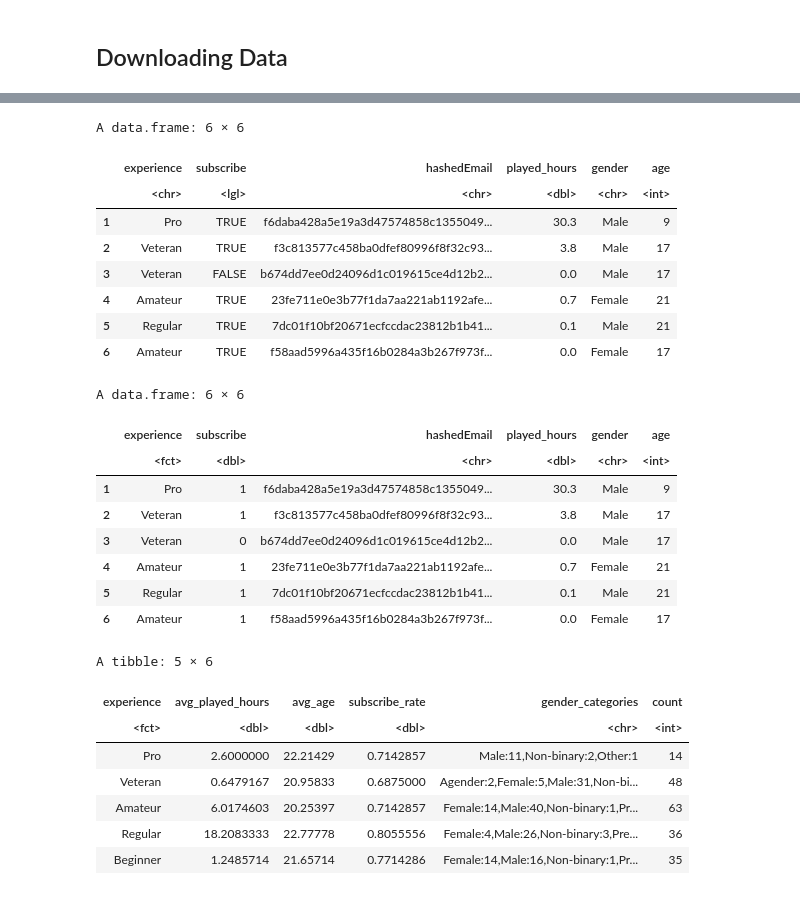
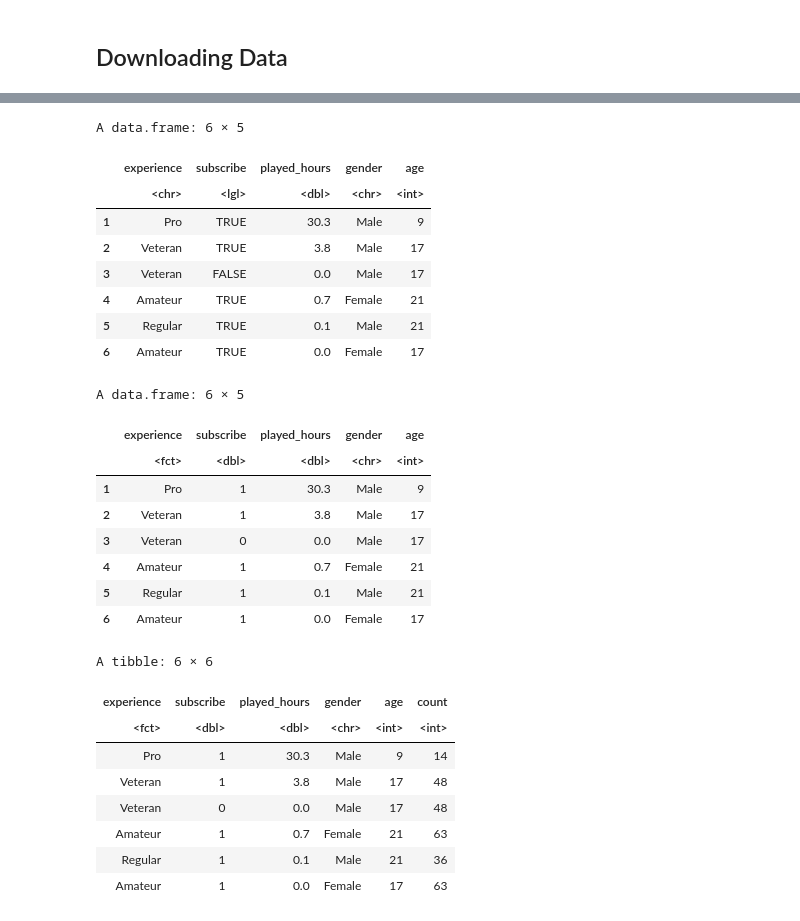
Before and after one commit to Jaden51/dsci-100-project-008-30, a Jupyter notebook: project.ipynb, the cells around one changed output, grey strips where cells are left out. Drawn from its saved outputs; the diff is of its cells as text; code cells hidden in the pictures.

```diff
--- a/project.ipynb
+++ b/project.ipynb
@@ -75,17 +87,17 @@ A data.frame: 6 × 5
 # %%
 players_selected <- players |>
-  select(-individualId, -organizationName, -name)
+select(-individualId, -organizationName, -name, -hashedEmail)
 head(players_selected)
 # %% [output]
-A data.frame: 6 × 6
+A data.frame: 6 × 5
-|  | experience | subscribe | hashedEmail | played_hours | gender | age |
-|  | <chr> | <lgl> | <chr> | <dbl> | <chr> | <int> |
-| 1 | Pro | TRUE | f6daba428a5e19a3d47574858c1355049... | 30.3 | Male | 9 |
-| 2 | Veteran | TRUE | f3c813577c458ba0dfef80996f8f32c93... | 3.8 | Male | 17 |
-| 3 | Veteran | FALSE | b674dd7ee0d24096d1c019615ce4d12b2... | 0.0 | Male | 17 |
-| 4 | Amateur | TRUE | 23fe711e0e3b77f1da7aa221ab1192afe... | 0.7 | Female | 21 |
-| 5 | Regular | TRUE | 7dc01f10bf20671ecfccdac23812b1b41... | 0.1 | Male | 21 |
-| 6 | Amateur | TRUE | f58aad5996a435f16b0284a3b267f973f... | 0.0 | Female | 17 |
+|  | experience | subscribe | played_hours | gender | age |
+|  | <chr> | <lgl> | <dbl> | <chr> | <int> |
+| 1 | Pro | TRUE | 30.3 | Male | 9 |
+| 2 | Veteran | TRUE | 3.8 | Male | 17 |
+| 3 | Veteran | FALSE | 0.0 | Male | 17 |
+| 4 | Amateur | TRUE | 0.7 | Female | 21 |
+| 5 | Regular | TRUE | 0.1 | Male | 21 |
+| 6 | Amateur | TRUE | 0.0 | Female | 17 |
 # %%
 players_selected$subscribe <- as.numeric(players_selected$subscribe)
 
@@ -97,33 +109,28 @@ players_final <- players_selected |>
 
 head(players_final)
 # %% [output]
-A data.frame: 6 × 6
+A data.frame: 6 × 5
-|  | experience | subscribe | hashedEmail | played_hours | gender | age |
-|  | <fct> | <dbl> | <chr> | <dbl> | <chr> | <int> |
-| 1 | Pro | 1 | f6daba428a5e19a3d47574858c1355049... | 30.3 | Male | 9 |
-| 2 | Veteran | 1 | f3c813577c458ba0dfef80996f8f32c93... | 3.8 | Male | 17 |
-| 3 | Veteran | 0 | b674dd7ee0d24096d1c019615ce4d12b2... | 0.0 | Male | 17 |
-| 4 | Amateur | 1 | 23fe711e0e3b77f1da7aa221ab1192afe... | 0.7 | Female | 21 |
-| 5 | Regular | 1 | 7dc01f10bf20671ecfccdac23812b1b41... | 0.1 | Male | 21 |
-| 6 | Amateur | 1 | f58aad5996a435f16b0284a3b267f973f... | 0.0 | Female | 17 |
+|  | experience | subscribe | played_hours | gender | age |
+|  | <fct> | <dbl> | <dbl> | <chr> | <int> |
+| 1 | Pro | 1 | 30.3 | Male | 9 |
+| 2 | Veteran | 1 | 3.8 | Male | 17 |
+| 3 | Veteran | 0 | 0.0 | Male | 17 |
+| 4 | Amateur | 1 | 0.7 | Female | 21 |
+| 5 | Regular | 1 | 0.1 | Male | 21 |
+| 6 | Amateur | 1 | 0.0 | Female | 17 |
 # %%
-summarize_players <- players_selected |>
-    group_by(experience) |>
-    summarise(
-        avg_played_hours = mean(played_hours, na.rm = TRUE),
-        avg_age = mean(age, na.rm = TRUE),
-        subscribe_rate = mean(as.numeric(subscribe), na.rm = TRUE),
-        gender_categories = paste(names(table(gender)), table(gender), sep = ":", collapse = ","),
-        count = n()
-      )
-
-summarize_players
+players_final_count <- players_selected |>
+  group_by(experience) |>
+  mutate(count = n()) |>
+  ungroup()
+head(players_final_count)
 # %% [output]
-A tibble: 5 × 6
+A tibble: 6 × 6
-| experience | avg_played_hours | avg_age | subscribe_rate | gender_categories | count |
-| <fct> | <dbl> | <dbl> | <dbl> | <chr> | <int> |
-| Pro | 2.6000000 | 22.21429 | 0.7142857 | Male:11,Non-binary:2,Other:1 | 14 |
-| Veteran | 0.6479167 | 20.95833 | 0.6875000 | Agender:2,Female:5,Male:31,Non-bi... | 48 |
-| Amateur | 6.0174603 | 20.25397 | 0.7142857 | Female:14,Male:40,Non-binary:1,Pr... | 63 |
-| Regular | 18.2083333 | 22.77778 | 0.8055556 | Female:4,Male:26,Non-binary:3,Pre... | 36 |
-| Beginner | 1.2485714 | 21.65714 | 0.7714286 | Female:14,Male:16,Non-binary:1,Pr... | 35 |
+| experience | subscribe | played_hours | gender | age | count |
+| <fct> | <dbl> | <dbl> | <chr> | <int> | <int> |
+| Pro | 1 | 30.3 | Male | 9 | 14 |
+| Veteran | 1 | 3.8 | Male | 17 | 48 |
+| Veteran | 0 | 0.0 | Male | 17 | 48 |
+| Amateur | 1 | 0.7 | Female | 21 | 63 |
+| Regular | 1 | 0.1 | Male | 21 | 36 |
+| Amateur | 1 | 0.0 | Female | 17 | 63 |
```
Also changed, not shown: parts of 7 cells of this notebook.
